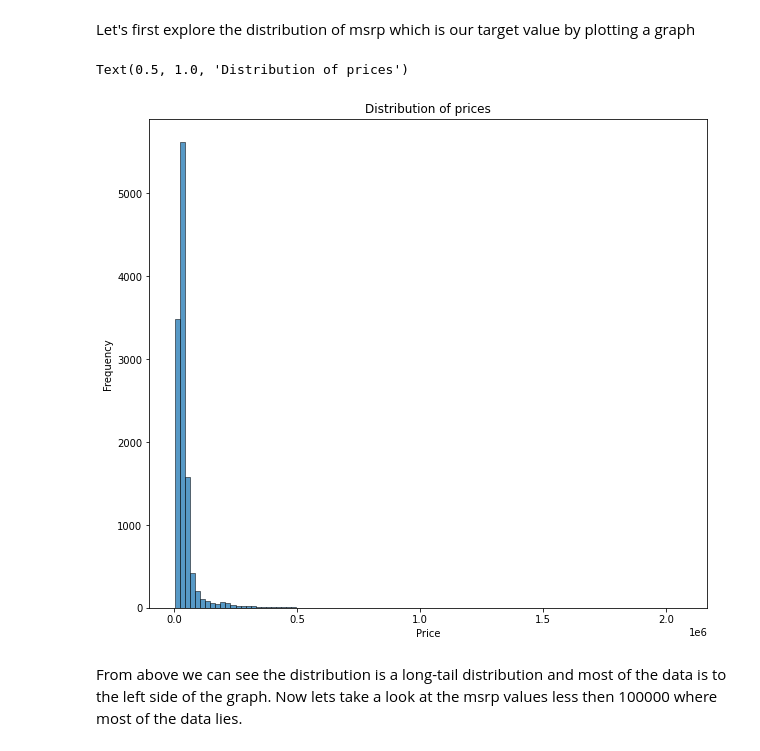
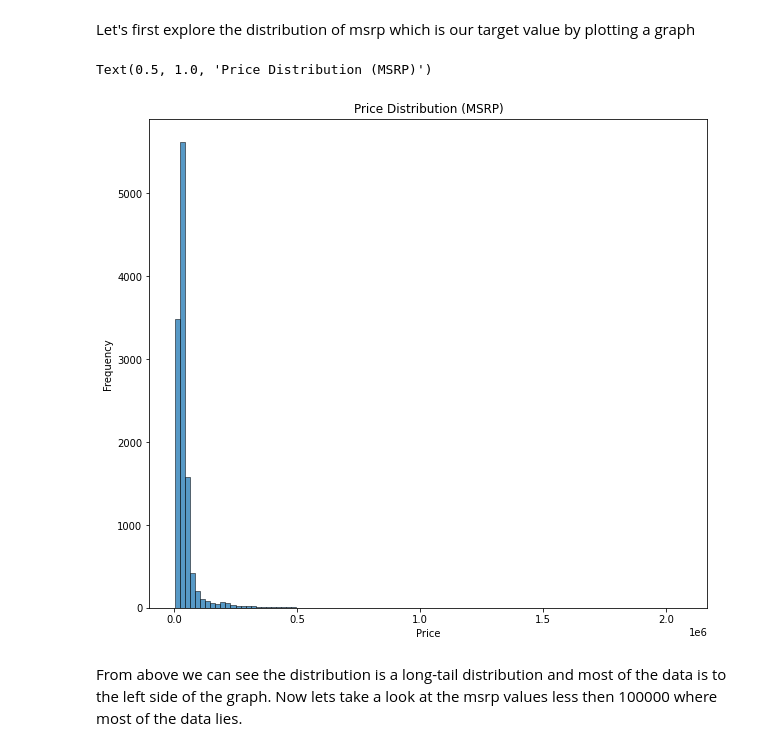
Before and after one commit to ugoswami11/ml-course-bootcamp, a Jupyter notebook: notebooks/car-price.ipynb, the cells around one changed output. Saved outputs shown, nothing was run; the diff lists cells and outputs as text; code cells hidden in the pictures.

Commit message:
car-price-pred-update

```diff
--- a/notebooks/car-price.ipynb
+++ b/notebooks/car-price.ipynb
@@ -70,13 +70,13 @@ Let's first explore the distribution of msrp which is our target value by plotti
 # %%
 plt.figure(figsize=(10, 9))
 
 sns.histplot(df.msrp, bins=100)
 plt.ylabel('Frequency')
 plt.xlabel('Price')
-plt.title('Distribution of prices')
+plt.title('Price Distribution (MSRP)')
 # %% [output]
-Text(0.5, 1.0, 'Distribution of prices')
+Text(0.5, 1.0, 'Price Distribution (MSRP)')
-[figure, old version]
+[figure, new version]
 # %% [markdown]
 From above we can see the distribution is a long-tail distribution and most of the data is to the left side of the graph. Now lets take a look at the msrp values less then 100000 where most of the data lies.
 # %%
```
Also changed, not shown: parts of 32 cells of this notebook.
